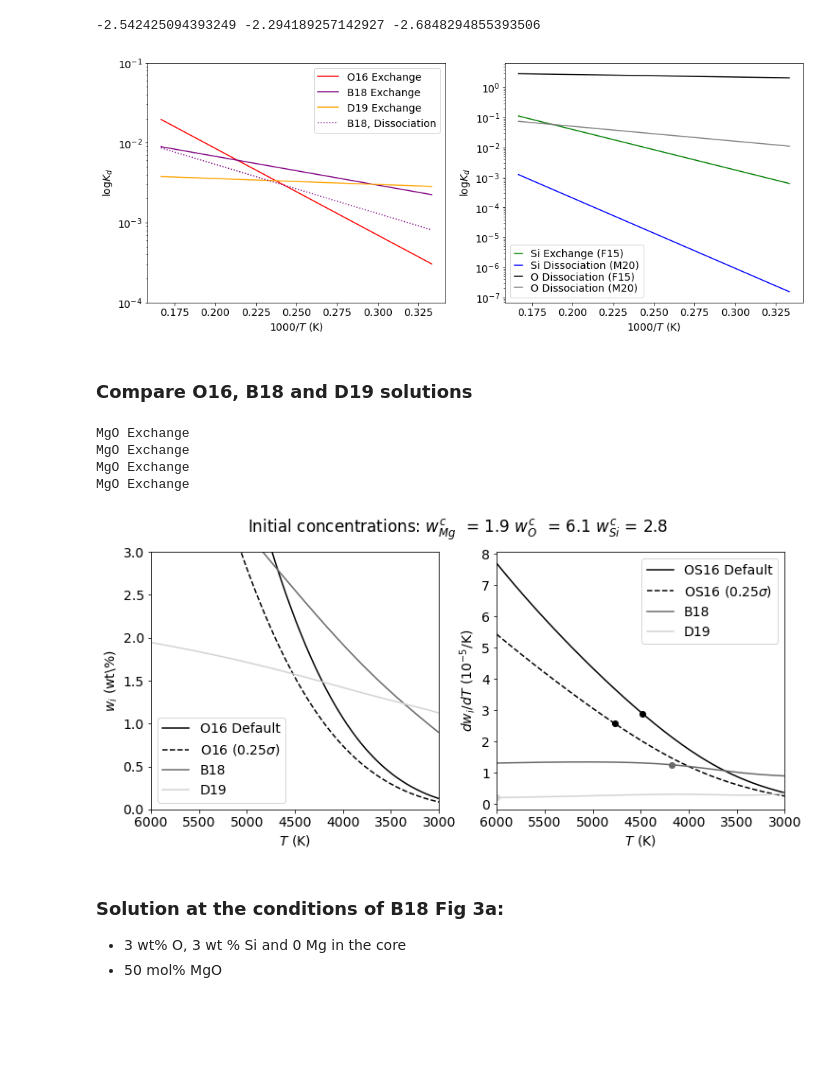
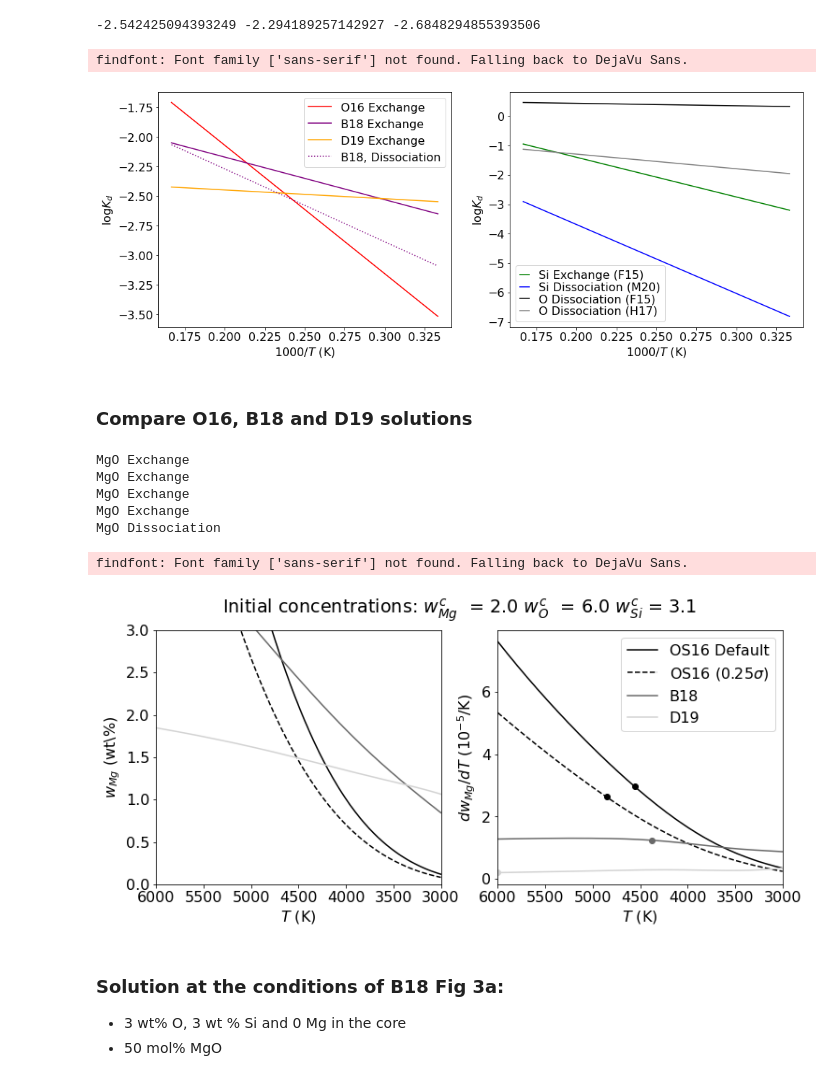
Before and after one commit to scs1cd/precipitation, a Jupyter notebook: paper_precip_varcomp.ipynb, the cells around one changed output. Cells and saved outputs as stored; diff of their text form; code cells hidden in the pictures; blank space fills up the shorter version.

```diff
--- a/paper_precip_varcomp.ipynb
+++ b/paper_precip_varcomp.ipynb
@@ -55,41 +55,44 @@ print(-3.00 -10*np.log10(1-0.1),-3.00 -10*np.log10(1-0.15), -3.00 -10*np.log10(1
 # %%
 fig, (ax1, ax2) = plt.subplots(1,2, figsize=(16,6))
 
 ax1.set_xlabel("$1000/T$ (K)")
 ax1.set_ylabel("$\log K_d$")
-ax1.set_yscale('log')
-ax1.set_ylim([1e-4, 1e-1])
-ax1.plot(1000/Tcmb, Kd_Mg_O16_E, label="O16 Exchange", color="red")
-ax1.plot(1000/Tcmb, Kd_Mg_B18_E, label="B18 Exchange", color="purple")
-ax1.plot(1000/Tcmb, Kd_Mg_D19_E, label="D19 Exchange", color="orange")
-ax1.plot(1000/Tcmb, Kd_Mg_B18_Ds, label="B18, Dissociation", color="purple", ls=':')
+#ax1.set_yscale('log')
+#ax1.set_ylim([1e-4, 1e-1])
+ax1.plot(1000/Tcmb, np.log10(Kd_Mg_O16_E), label="O16 Exchange", color="red")
+ax1.plot(1000/Tcmb, np.log10(Kd_Mg_B18_E), label="B18 Exchange", color="purple")
+ax1.plot(1000/Tcmb, np.log10(Kd_Mg_D19_E), label="D19 Exchange", color="orange")
+ax1.plot(1000/Tcmb, np.log10(Kd_Mg_B18_Ds), label="B18, Dissociation", color="purple", ls=':')
 ax1.legend()
 
 ax2.set_xlabel("$1000/T$ (K)")
 ax2.set_ylabel("$\log K_d$")
-ax2.set_yscale('log')
-ax2.plot(1000/Tcmb, Kd_Si    , label="Si Exchange (F15)", color="green")
-ax2.plot(1000/Tcmb, Kd_Si_Ds , label="Si Dissociation (M20)", color="blue")
-ax2.plot(1000/Tcmb, Kd_O     , label="O Dissociation (F15)" , color="black")
-ax2.plot(1000/Tcmb, Kd_O_M20 , label="O Dissociation (M20)" , color="grey")
+#ax2.set_yscale('log')
+ax2.plot(1000/Tcmb, np.log10(Kd_Si)    , label="Si Exchange (F15)", color="green")
+ax2.plot(1000/Tcmb, np.log10(Kd_Si_Ds) , label="Si Dissociation (M20)", color="blue")
+ax2.plot(1000/Tcmb, np.log10(Kd_O)     , label="O Dissociation (F15)" , color="black")
+ax2.plot(1000/Tcmb, np.log10(Kd_O_M20) , label="O Dissociation (H17)" , color="grey")
 ax2.legend( labelspacing=0.1,handlelength=0.8 )
 fig.savefig("var_Kd.pdf", format='pdf',bbox_inches="tight")
 # %% [output]
+findfont: Font family ['sans-serif'] not found. Falling back to DejaVu Sans.
-[figure, old version]
+[figure, new version]
 # %% [markdown]
 ### Compare O16, B18 and D19 solutions
 # %%
-iMFe, iMO, iMSi, iMMg = 79, 19, 5, 4 # Default composition
-iMFeO, iMMgO, iMSiO2  = 22, 50, 6
+iMFe, iMO, iMSi, iMMg = 575, 135, 40, 30 # Default composition of 780 atoms in Core and BMO
+iMFeO, iMMgO, iMSiO2  = 220, 500, 60
 iM = [iMFe, iMO, iMSi, iMMg, iMFeO, iMMgO, iMSiO2]
-O16_E     = mb.run_massbalance(iM, [Kd_Mg_O16_E, Kd_O, Kd_Si], Tcmb, 1, verbose)
-B18_E     = mb.run_massbalance(iM, [Kd_Mg_B18_E, Kd_O, Kd_Si], Tcmb, 1, verbose)
-D19_E     = mb.run_massbalance(iM, [Kd_Mg_D19_E, Kd_O, Kd_Si], Tcmb, 1, verbose)
-O16_E_25s = mb.run_massbalance(iM, [Kd_Mg_25s, Kd_O_25s, Kd_Si_25s], Tcmb, 1, verbose)
+O16_E     = mb.run_massbalance(iM, [Kd_Mg_O16_E , Kd_O    , Kd_Si]    , Tcmb, 1, verbose)
+B18_E     = mb.run_massbalance(iM, [Kd_Mg_B18_E , Kd_O    , Kd_Si]    , Tcmb, 1, verbose)
+D19_E     = mb.run_massbalance(iM, [Kd_Mg_D19_E , Kd_O    , Kd_Si]    , Tcmb, 1, verbose)
+O16_E_25s = mb.run_massbalance(iM, [Kd_Mg_25s   , Kd_O_25s, Kd_Si_25s], Tcmb, 1, verbose)
+B18_D     = mb.run_massbalance(iM, [Kd_Mg_B18_Ds, Kd_O    , Kd_Si]    , Tcmb, 3, verbose)
 
 if verbose == 1:
     mb.print_init_conc(O16_E[0],O16_E[2])
     mb.print_any_conc(O16_E[1],O16_E[3],-1)
+    mb.plot_all(Tcmb, O16_E_25s[5], O16_E_25s[1], O16_E_25s[3], O16_E_25s[4])
     mb.plot_paper(Tcmb, O16_E[5], O16_E[1], O16_E[3], O16_E[4])
     mb.plot_paper(Tcmb, B18_E[5], B18_E[1], B18_E[3], B18_E[4])
     mb.plot_paper(Tcmb, D19_E[5], D19_E[1], D19_E[3], D19_E[4])
@@ -98,6 +101,7 @@ MgO Exchange
 MgO Exchange
 MgO Exchange
 MgO Exchange
+MgO Dissociation
 # %%
 fig, ((ax3, ax5)) = plt.subplots(1, 2, figsize=(12,5))
 
@@ -105,17 +109,12 @@ fig, ((ax3, ax5)) = plt.subplots(1, 2, figsize=(12,5))
 ax3.set_xlim([np.max(Tcmb),np.min(Tcmb)])
 ax3.set_ylim([0,3])       # To compare to the Du plot.
 ax3.set_xlabel("$T$ (K)")
-ax3.set_ylabel("$w_{i}$ (wt\%)")
+ax3.set_ylabel("$w_{Mg}$ (wt\%)")
 ax3.plot(Tcmb, O16_E[3][3]*100    , color='black'    , label="O16 Default")
 ax3.plot(Tcmb, O16_E_25s[3][3]*100, color='black'    , label="O16 ($0.25\sigma$)", ls='--')
 ax3.plot(Tcmb, B18_E[3][3]*100    , color='dimgrey'  , label="B18")
 ax3.plot(Tcmb, D19_E[3][3]*100    , color='lightgrey', label="D19")
-ax3.legend()
-
-dcdT_O16_25s = np.gradient(O16_E_25s[3][3], dT)*1e5
-dcdT_O16     = np.gradient(O16_E[3][3], dT)*1e5
-dcdT_B18     = np.gradient(B18_E[3][3], dT)*1e5
-dcdT_D19     = np.gradient(D19_E[3][3], dT)*1e5
+#ax3.legend()
 
 # change in MgO conc (element 5)
 fig.suptitle("Initial concentrations: $w_{Mg}^c$  = "+str(np.round(O16_E[2][3]*100,1)) +
@@ -123,19 +122,20 @@ fig.suptitle("Initial concentrations: $w_{Mg}^c$  = "+str(np.round(O16_E[2][3]*1
                  " $w_{Si}^c$ = "+str(np.round(O16_E[2][2]*100,1)))
 ax5.set_xlim([np.max(Tcmb),np.min(Tcmb)])
 ax5.set_xlabel("$T$ (K)")
-ax5.set_ylabel("$d w_{i}/dT$ ($10^{-5}$/K)")
-ax5.plot(Tcmb, dcdT_O16    , color='black'    , label="OS16 Default"       , linestyle='-')
-ax5.plot(Tcmb, dcdT_O16_25s, color='black'    , label="OS16 ($0.25\sigma$)", linestyle='--')
-ax5.plot(Tcmb, dcdT_B18    , color='dimgrey'  , label="B18"                , linestyle='-')
-ax5.plot(Tcmb, dcdT_D19    , color='lightgrey', label="D19"                , linestyle='-')
-ax5.plot(Tcmb[O16_E[4][2]]    , dcdT_O16[O16_E[4][2]]        , color='black'    , marker='o')
-ax5.plot(Tcmb[O16_E_25s[4][2]], dcdT_O16_25s[O16_E_25s[4][2]], color='black'    , marker='o')
-ax5.plot(Tcmb[B18_E[4][2]]    , dcdT_B18[B18_E[4][2]]        , color='dimgrey'  , marker='o')
-ax5.plot(Tcmb[D19_E[4][2]]    , dcdT_D19[D19_E[4][2]]        , color='lightgrey', marker='o')
+ax5.set_ylabel("$d w_{Mg}/dT$ ($10^{-5}$/K)")
+ax5.plot(Tcmb, O16_E[6][2]    , color='black'    , label="OS16 Default"       , linestyle='-')
+ax5.plot(Tcmb, O16_E_25s[6][2], color='black'    , label="OS16 ($0.25\sigma$)", linestyle='--')
+ax5.plot(Tcmb, B18_E[6][2]    , color='dimgrey'  , label="B18"                , linestyle='-')
+ax5.plot(Tcmb, D19_E[6][2]    , color='lightgrey', label="D19"                , linestyle='-')
+ax5.plot(Tcmb[O16_E[4][2]]    , O16_E[6][2][O16_E[4][2]]        , color='black'    , marker='o')
+ax5.plot(Tcmb[O16_E_25s[4][2]], O16_E_25s[6][2][O16_E_25s[4][2]], color='black'    , marker='o')
+ax5.plot(Tcmb[B18_E[4][2]]    , B18_E[6][2][B18_E[4][2]]        , color='dimgrey'  , marker='o')
+ax5.plot(Tcmb[D19_E[4][2]]    , D19_E[6][2][D19_E[4][2]]        , color='lightgrey', marker='o')
 ax5.legend()
 fig.savefig("var_compMg.pdf", format='pdf',bbox_inches="tight")
 # %% [output]
+findfont: Font family ['sans-serif'] not found. Falling back to DejaVu Sans.
-[figure, old version]
+[figure, new version]
 # %% [markdown]
 ### Solution at the conditions of B18 Fig 3a:
 - 3 wt% O, 3 wt % Si and 0 Mg in the core
```
Also changed, not shown: parts of 14 cells of this notebook, 15 other files.
